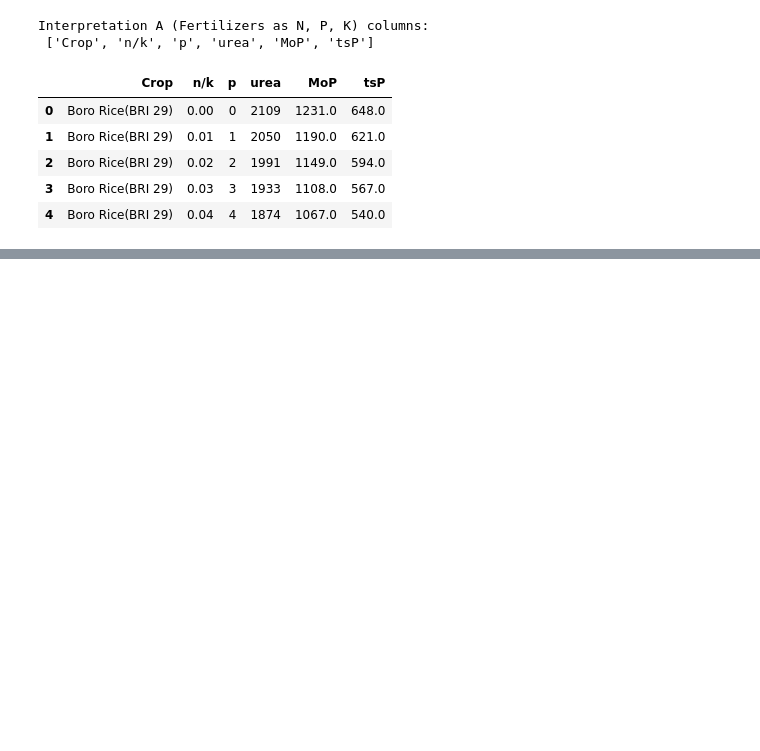
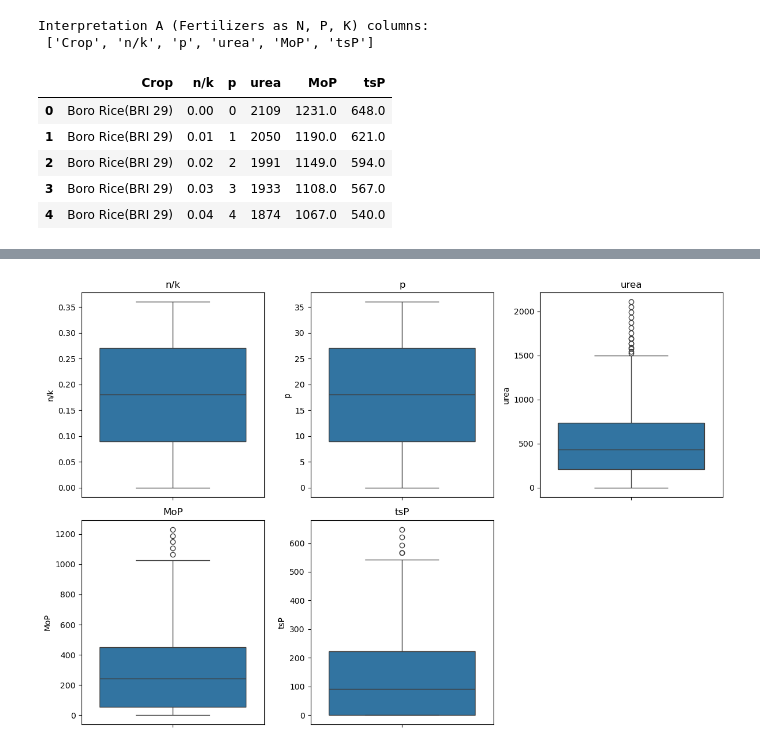
Before and after one commit to rezwantoha/fertilizer-prediction, a Jupyter notebook: model copy.ipynb, the cells around one changed output, grey strips where cells are left out. Cells and saved outputs as stored; diff of their text form; code cells hidden in the pictures; blank space fills up the shorter version.

```diff
--- a/model copy.ipynb
+++ b/model copy.ipynb
@@ -59,0 +76,3 @@ Interpretation A (Fertilizers as N, P, K) columns:
+# %%
+df_fertilizers.fillna(0, inplace=True)
+df_fertilizers.head()
@@ -59,0 +98,19 @@ Interpretation A (Fertilizers as N, P, K) columns:
+# %%
+from seaborn import boxplot
+import matplotlib.pyplot as plt
+
+numeric_cols_plot = [col for col in numeric_cols if col != 'Crop_Label']
+n = len(numeric_cols_plot)
+ncols = 3
+nrows = (n + ncols - 1) // ncols
+plt.figure(figsize=(ncols * 4, nrows * 4))
+
+for i, col in enumerate(numeric_cols_plot, 1):
+    plt.subplot(nrows, ncols, i)
+    boxplot(data=df_fertilizers, y=col, ax=plt.gca())
+    plt.title(col)
+
+plt.tight_layout()
+plt.show()
+# %% [output]
+[figure, added]
```
Also changed, not shown: parts of 6 cells of this notebook, 5 other files.
